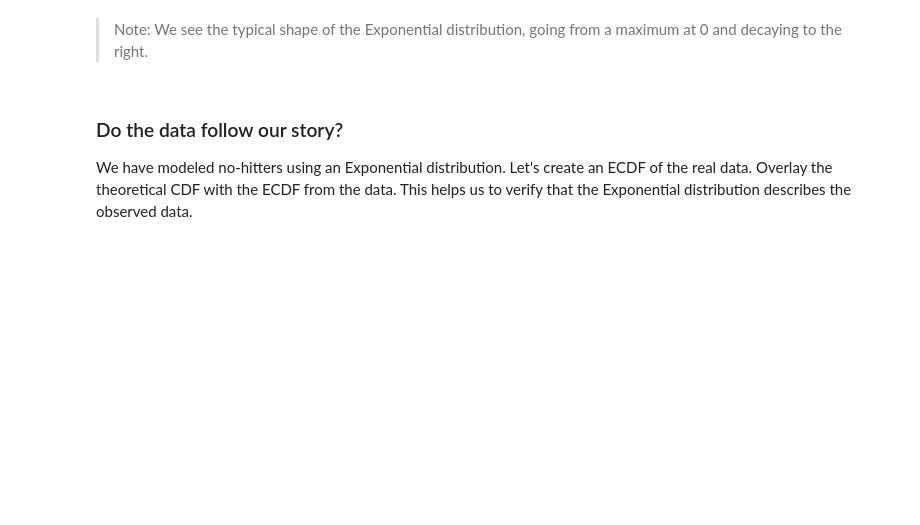
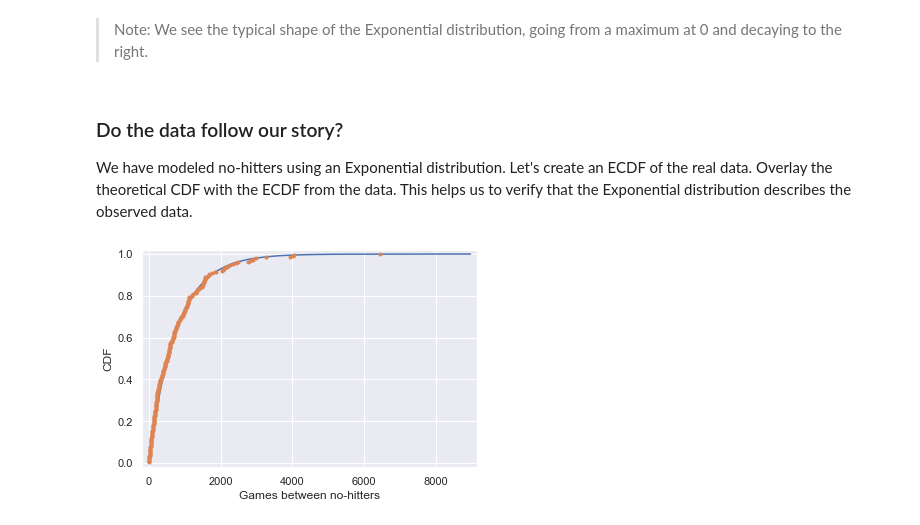
Before and after one commit to VictorOmondi1997/Statistical-Thinking-in-Python-Part-2-, a Jupyter notebook: Statistical Thinking in Python (Part 2).ipynb, the cells around one changed output. Saved outputs shown, nothing was run; the diff lists cells and outputs as text; code cells hidden in the pictures; blank space fills up the shorter version.

```diff
--- a/Statistical Thinking in Python (Part 2).ipynb
+++ b/Statistical Thinking in Python (Part 2).ipynb
@@ -87,21 +87,26 @@ plt.show()
 ### Do the data follow our story?
 
 We have modeled no-hitters using an Exponential distribution. Let's create an ECDF of the real data. Overlay the theoretical CDF with the ECDF from the data. This helps us to verify that the Exponential distribution describes the observed data.
+# %%
+def ecdf(data):
+    return np.sort(data), np.arange(1, len(data)+1) / len(data)
 # %%
 # Create an ECDF from real data: x, y
 x, y = ecdf(nohitter_times)
 
 # Create a CDF from theoretical samples: x_theor, y_theor
 x_theor, y_theor = ecdf(inter_nohitter_time)
 
 # Overlay the plots
 plt.plot(x_theor, y_theor)
 plt.plot(x, y, marker=".", linestyle="none")
 
 # Margins and axis labels
-plt.margins(.2)
+plt.margins(.02)
 plt.xlabel('Games between no-hitters')
 plt.ylabel('CDF')
 
 # Show the plot
 plt.show()
+# %% [output]
+[figure, added]
```
Also changed, not shown: parts of 53 cells of this notebook.
